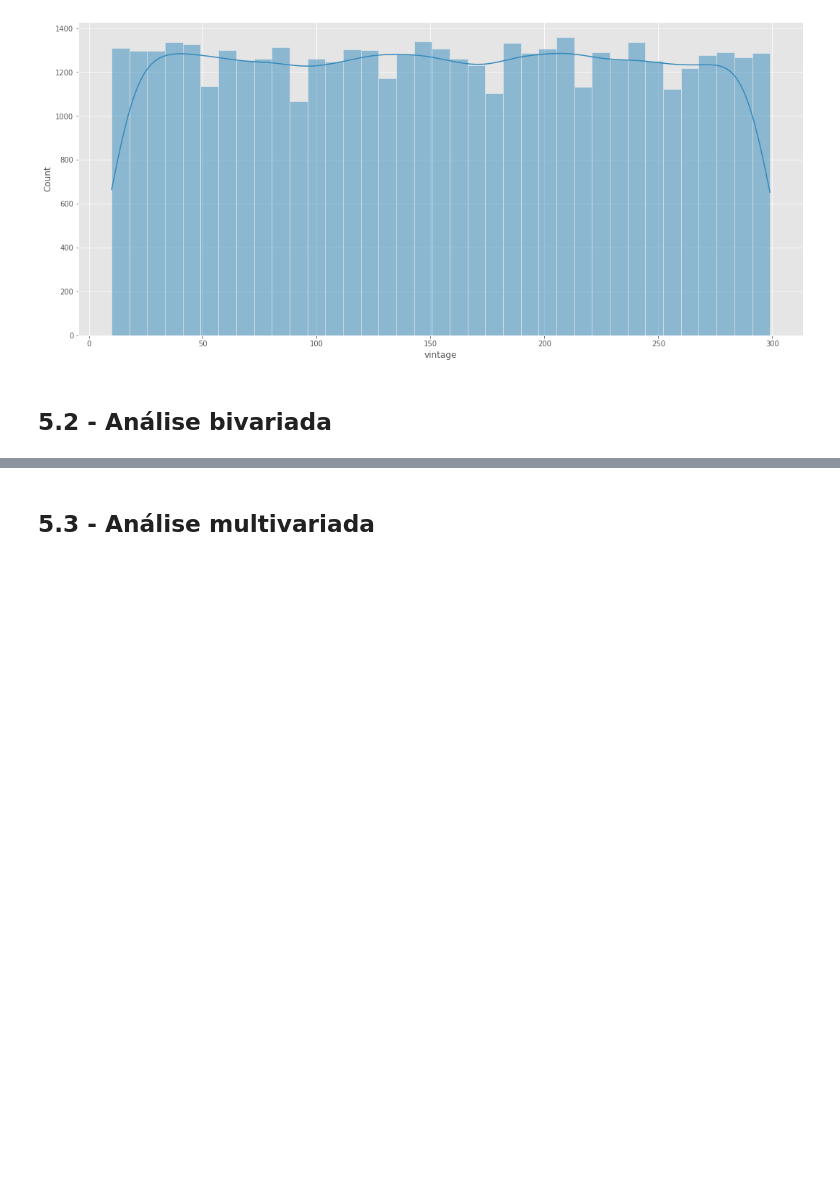
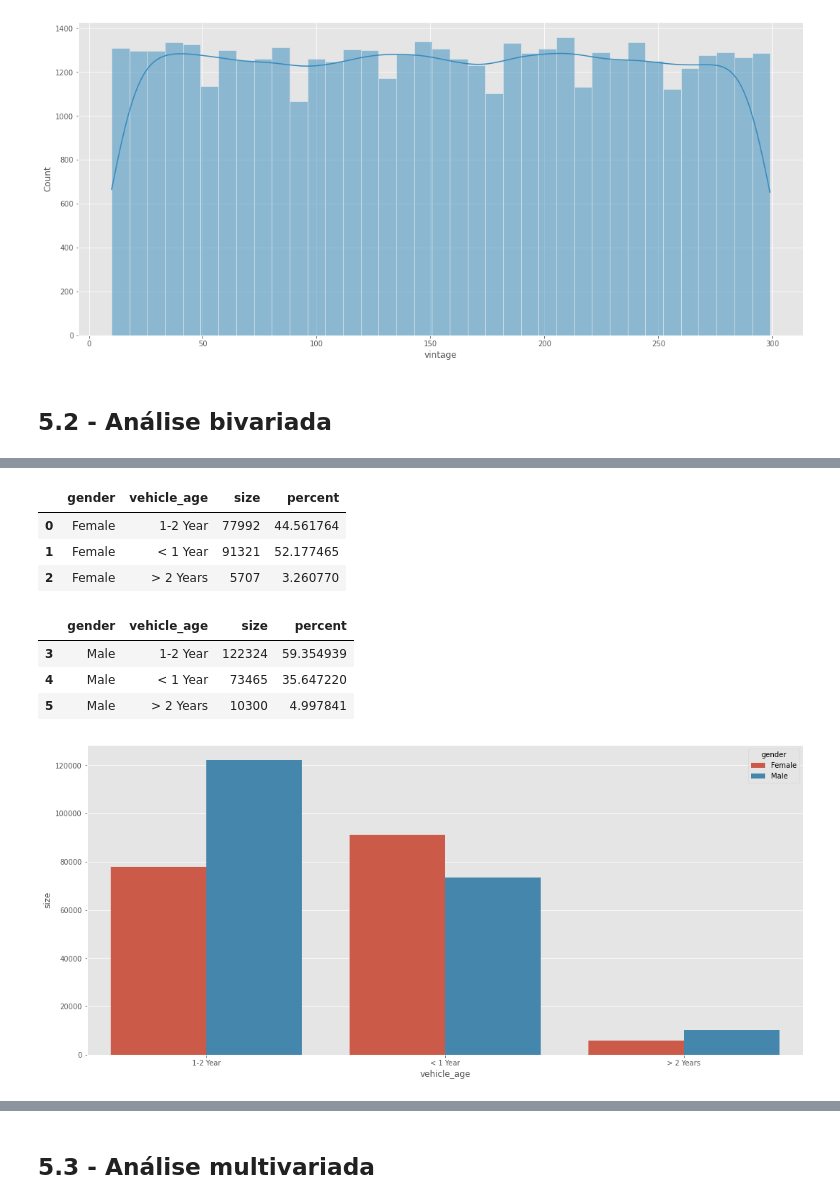
Before and after one commit to jhonatanmarques92/health_insurance_cross_sell, a Jupyter notebook: notebook/health_insurance_cross_sell.ipynb, the cells around one changed output, grey strips where cells are left out. Cells and saved outputs as stored; diff of their text form; code cells hidden in the pictures; blank space fills up the shorter version.

```diff
--- a/notebook/health_insurance_cross_sell.ipynb
+++ b/notebook/health_insurance_cross_sell.ipynb
@@ -431,0 +580,25 @@ sns.histplot(data=aux, kde=True);
+# %%
+aux_f = df5.groupby(['gender', 'vehicle_age'], as_index=False)['previously_insured'].size()
+aux_f = aux_f[aux_f['gender'] == 'Female']
+aux_f['percent'] = (aux_f['size']/aux_f['size'].sum()) * 100
+aux_f
+# %% [output]
+|  | gender | vehicle_age | size | percent |
+| 0 | Female | 1-2 Year | 77992 | 44.561764 |
+| 1 | Female | < 1 Year | 91321 | 52.177465 |
+| 2 | Female | > 2 Years | 5707 | 3.260770 |
+# %%
+aux_m = df5.groupby(['gender', 'vehicle_age'], as_index=False)['previously_insured'].size()
+aux_m = aux_m[aux_m['gender'] == 'Male']
+aux_m['percent'] = (aux_m['size']/aux_m['size'].sum()) * 100
+aux_m
+# %% [output]
+|  | gender | vehicle_age | size | percent |
+| 3 | Male | 1-2 Year | 122324 | 59.354939 |
+| 4 | Male | < 1 Year | 73465 | 35.647220 |
+| 5 | Male | > 2 Years | 10300 | 4.997841 |
+# %%
+aux = pd.concat([aux_f, aux_m])
+sns.barplot(x='vehicle_age', y='size', hue='gender', data=aux);
+# %% [output]
+[figure, added]
```
Also changed, not shown: parts of 80 cells of this notebook.
